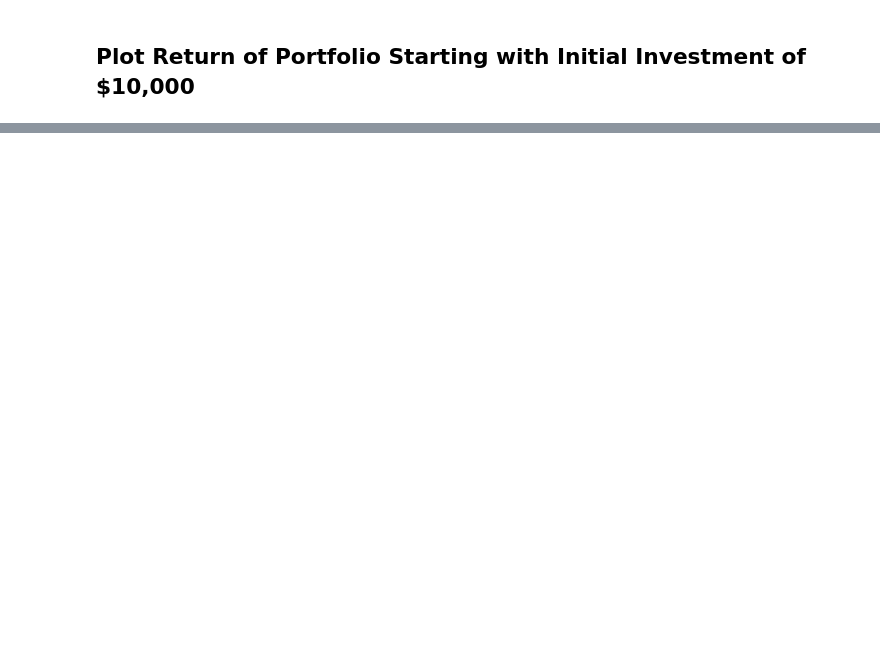
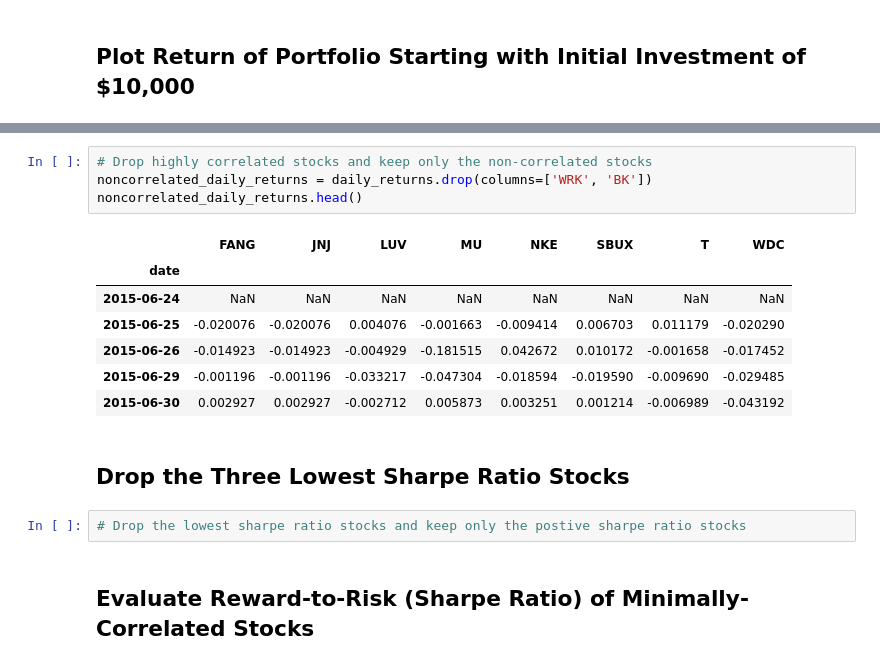
Before and after one commit to Asheladia/Pandas, a Jupyter notebook: Portfolio Planner2.ipynb, the cells around one changed output, grey strips where cells are left out. Cells and saved outputs as stored; diff of their text form; blank space fills up the shorter version.

```diff
--- a/Portfolio Planner2.ipynb
+++ b/Portfolio Planner2.ipynb
@@ -87,0 +208,18 @@ cumulative_profit.plot()
+# %%
+# Drop highly correlated stocks and keep only the non-correlated stocks
+noncorrelated_daily_returns = daily_returns.drop(columns=['WRK', 'BK'])
+noncorrelated_daily_returns.head()
+# %% [output]
+|  | FANG | JNJ | LUV | MU | NKE | SBUX | T | WDC |
+| date |  |  |  |  |  |  |  |  |
+| 2015-06-24 | NaN | NaN | NaN | NaN | NaN | NaN | NaN | NaN |
+| 2015-06-25 | -0.020076 | -0.020076 | 0.004076 | -0.001663 | -0.009414 | 0.006703 | 0.011179 | -0.020290 |
+| 2015-06-26 | -0.014923 | -0.014923 | -0.004929 | -0.181515 | 0.042672 | 0.010172 | -0.001658 | -0.017452 |
+| 2015-06-29 | -0.001196 | -0.001196 | -0.033217 | -0.047304 | -0.018594 | -0.019590 | -0.009690 | -0.029485 |
+| 2015-06-30 | 0.002927 | 0.002927 | -0.002712 | 0.005873 | 0.003251 | 0.001214 | -0.006989 | -0.043192 |
+# %% [markdown]
+##  Drop the Three Lowest Sharpe Ratio Stocks
+# %%
+# Drop the lowest sharpe ratio stocks and keep only the postive sharpe ratio stocks
+# %% [markdown]
+##  Evaluate Reward-to-Risk (Sharpe Ratio) of Minimally-Correlated Stocks
```
Also changed, not shown: parts of 23 cells of this notebook, 1 other file.
